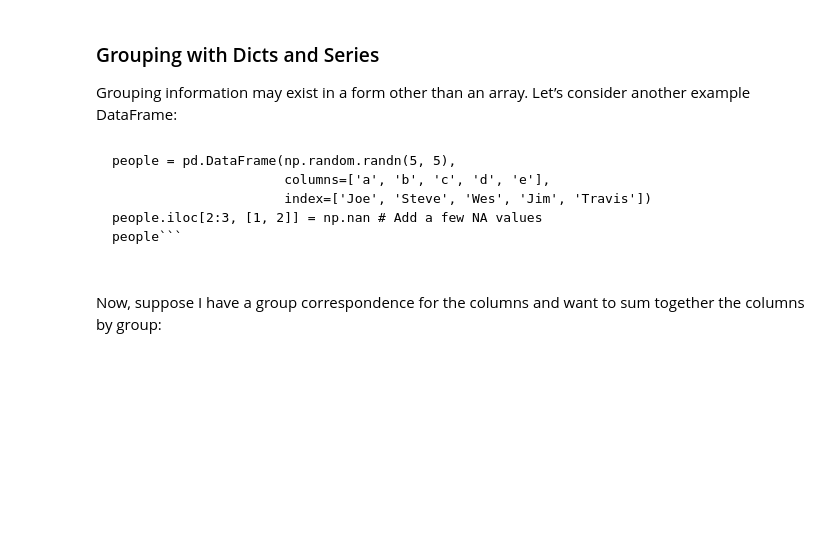
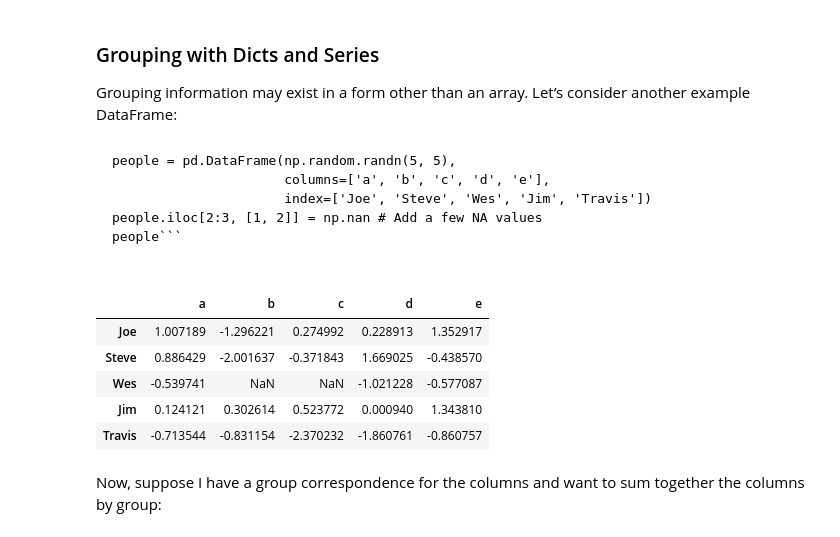
Before and after one commit to linhmai1603/Info212, a Jupyter notebook: INFO212-Week8-Lecture(1).ipynb, the cells around one changed output. Saved outputs shown, nothing was run; the diff lists cells and outputs as text; code cells hidden in the pictures; blank space fills up the shorter version.

````diff
--- a/INFO212-Week8-Lecture(1).ipynb
+++ b/INFO212-Week8-Lecture(1).ipynb
@@ -353,6 +517,19 @@ people = pd.DataFrame(np.random.randn(5, 5),
                       index=['Joe', 'Steve', 'Wes', 'Jim', 'Travis'])
 people.iloc[2:3, [1, 2]] = np.nan # Add a few NA values
 people```
+# %%
+people = pd.DataFrame(np.random.randn(5, 5),
+                      columns=['a', 'b', 'c', 'd', 'e'],
+                      index=['Joe', 'Steve', 'Wes', 'Jim', 'Travis'])
+people.iloc[2:3, [1, 2]] = np.nan # Add a few NA values
+people
+# %% [output]
+|  | a | b | c | d | e |
+| Joe | 1.007189 | -1.296221 | 0.274992 | 0.228913 | 1.352917 |
+| Steve | 0.886429 | -2.001637 | -0.371843 | 1.669025 | -0.438570 |
+| Wes | -0.539741 | NaN | NaN | -1.021228 | -0.577087 |
+| Jim | 0.124121 | 0.302614 | 0.523772 | 0.000940 | 1.343810 |
+| Travis | -0.713544 | -0.831154 | -2.370232 | -1.860761 | -0.860757 |
 # %% [markdown]
 Now, suppose I have a group correspondence for the columns and want to sum
 together the columns by group:
````
Also changed, not shown: parts of 24 cells of this notebook, 3 other files.
